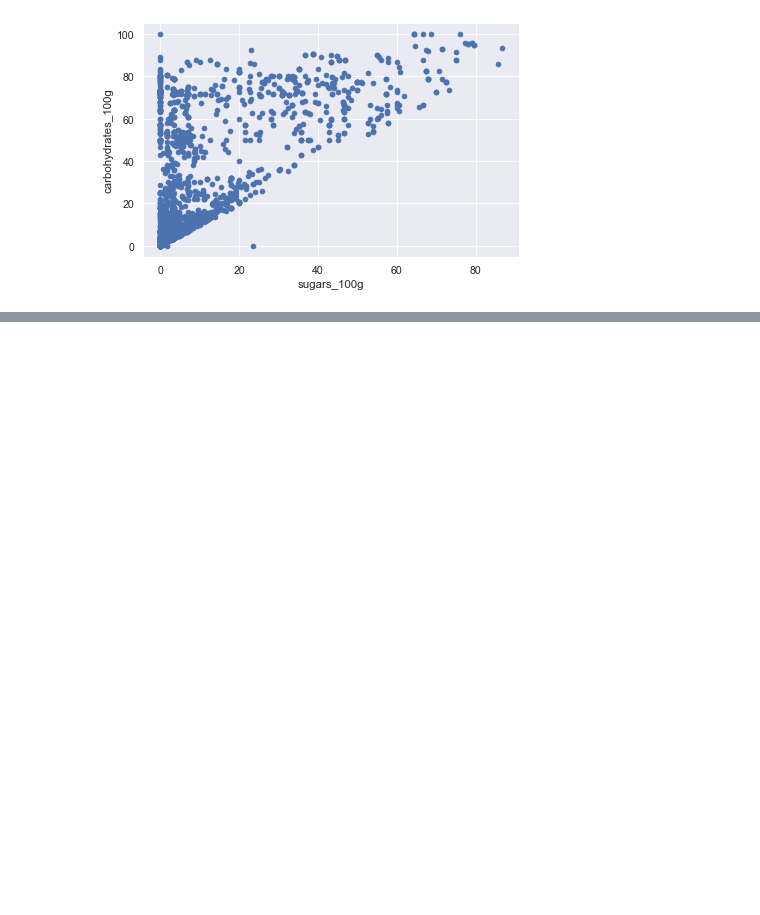
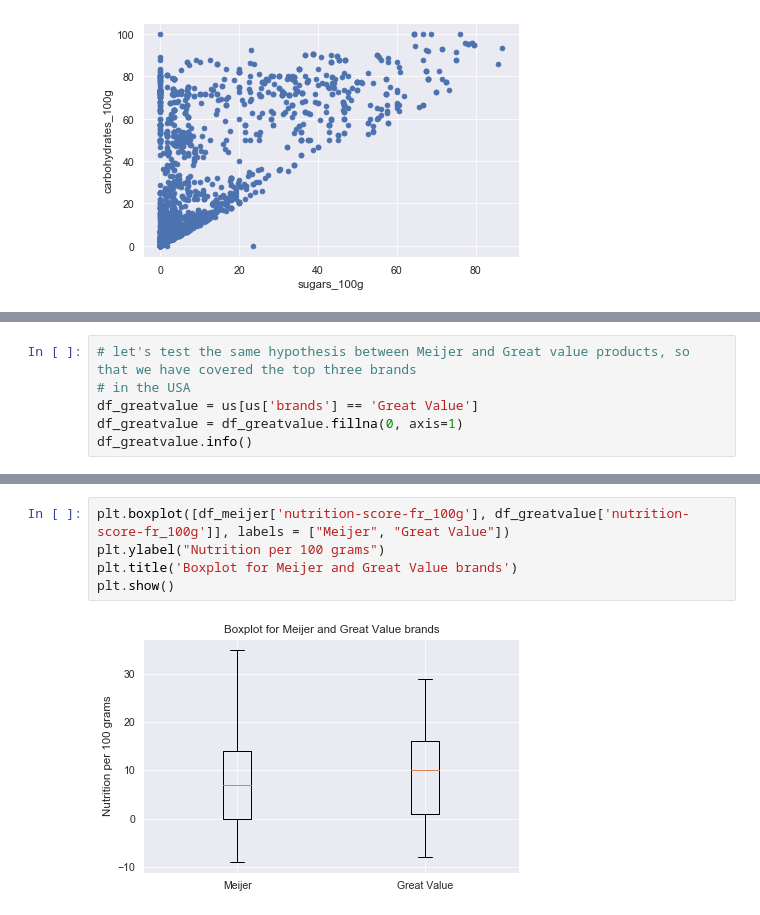
Before and after one commit to asha2490/Springboard, a Jupyter notebook: Capstone Project 1 Notebook.ipynb, the cells around one changed output, grey strips where cells are left out. Drawn from its saved outputs; the diff is of its cells as text; blank space fills up the shorter version.

```diff
--- a/Capstone Project 1 Notebook.ipynb
+++ b/Capstone Project 1 Notebook.ipynb
@@ -414,0 +560,6 @@ Text(0, 0.5, 'carbohydrates_100g')
+# %%
+# let's test the same hypothesis between Meijer and Great value products, so that we have covered the top three brands
+# in the USA
+df_greatvalue = us[us['brands'] == 'Great Value']
+df_greatvalue = df_greatvalue.fillna(0, axis=1)
+df_greatvalue.info()
@@ -414,0 +584,7 @@ Text(0, 0.5, 'carbohydrates_100g')
+# %%
+plt.boxplot([df_meijer['nutrition-score-fr_100g'], df_greatvalue['nutrition-score-fr_100g']], labels = ["Meijer", "Great Value"])
+plt.ylabel("Nutrition per 100 grams")
+plt.title('Boxplot for Meijer and Great Value brands')
+plt.show()
+# %% [output]
+[figure, added]
```
Also changed, not shown: parts of 39 cells of this notebook.
